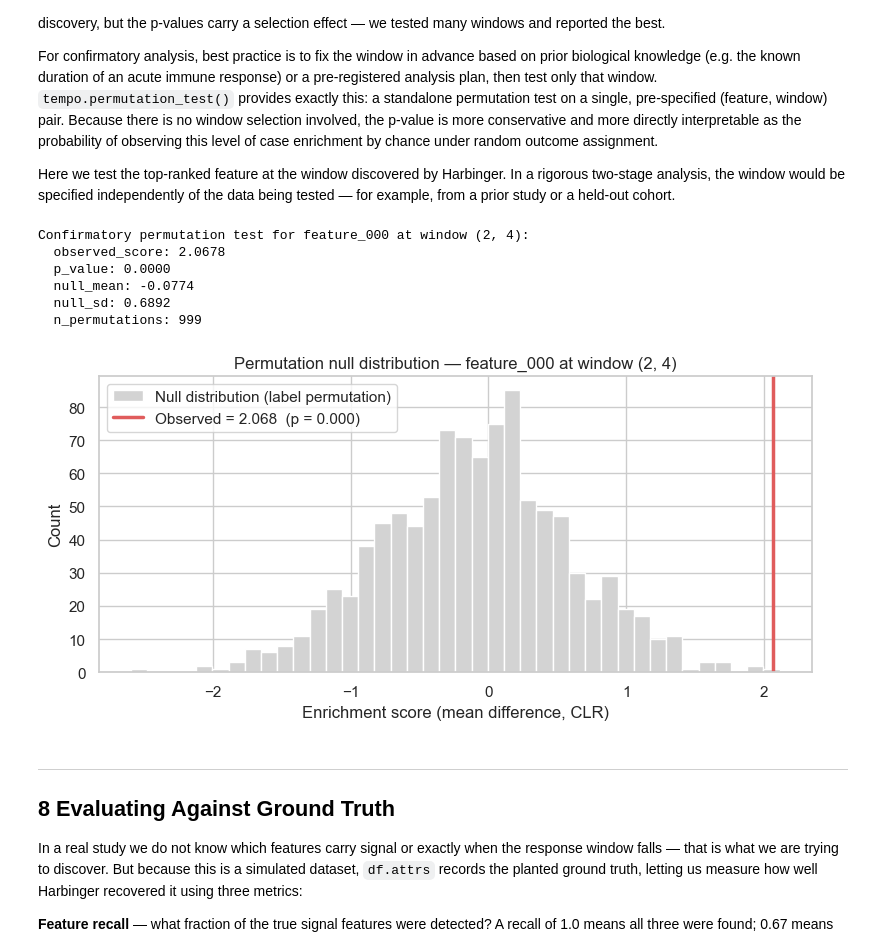
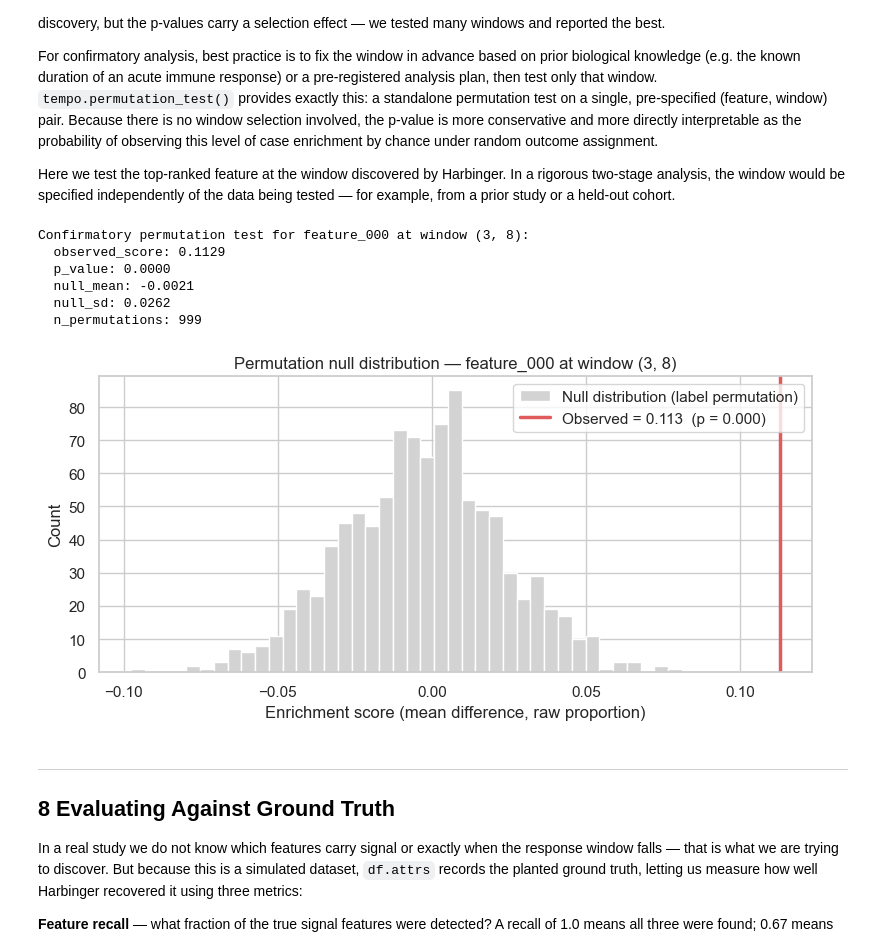
Before and after one commit to cbumby17/TEMPO, a Jupyter notebook: vignette.ipynb, the cells around one changed output. Drawn from its saved outputs; the diff is of its cells as text; code cells hidden in the pictures.

```diff
--- a/vignette.ipynb
+++ b/vignette.ipynb
@@ -323,7 +340,8 @@ null distribution of scores expected if outcome assignment were random.
 Treat these p-values as exploratory; use a fixed, pre-specified window for
 confirmatory testing (section 7).
 # %%
-results = tempo.harbinger(df_clr, window_size_range=(3, 6), top_k=15, n_permutations=999, seed=42)
+# Run harbinger on raw proportions (NOT CLR — see section 3)
+results = tempo.harbinger(df, window_size_range=(3, 6), top_k=15, n_permutations=999, seed=42)
 
 print("Harbinger results (top 15 features, sorted by enrichment score):")
 print(results[['feature', 'window_size', 'motif_window',
@@ -431,39 +449,40 @@ the data being tested — for example, from a prior study or a held-out cohort.
 # %%
 top_feature = results['feature'].iloc[0]
 discovered_window = results['motif_window'].iloc[0]
 
 print(f"Confirmatory permutation test for {top_feature} at window {discovered_window}:")
+# Use same data as harbinger (raw proportions)
 perm_result = tempo.permutation_test(
-    df_clr, top_feature, discovered_window, n_permutations=999, seed=42
+    df, top_feature, discovered_window, n_permutations=999, seed=42
 )
 for k, v in perm_result.items():
     print(f"  {k}: {v:.4f}" if isinstance(v, float) else f"  {k}: {v}")
 
 # ── Null distribution plot ────────────────────────────────────────────────────
 import numpy as np
 rng = np.random.default_rng(42)
 null_sample = rng.normal(perm_result['null_mean'], perm_result['null_sd'], 999)
 
 fig, ax = plt.subplots(figsize=(8, 4))
 ax.hist(null_sample, bins=40, color='lightgray', edgecolor='white',
         label='Null distribution (label permutation)')
 ax.axvline(perm_result['observed_score'], color=case_color, lw=2.5,
            label=f"Observed = {perm_result['observed_score']:.3f}  "
                  f"(p = {perm_result['p_value']:.3f})")
-ax.set_xlabel('Enrichment score (mean difference, CLR)')
+ax.set_xlabel('Enrichment score (mean difference, raw proportion)')
 ax.set_ylabel('Count')
 ax.set_title(f'Permutation null distribution — {top_feature} at window {discovered_window}')
 ax.legend()
 plt.tight_layout()
 plt.show()
 # %% [output]
-Confirmatory permutation test for feature_000 at window (2, 4):
-  observed_score: 2.0678
+Confirmatory permutation test for feature_000 at window (3, 8):
+  observed_score: 0.1129
   p_value: 0.0000
-  null_mean: -0.0774
-  null_sd: 0.6892
+  null_mean: -0.0021
+  null_sd: 0.0262
   n_permutations: 999
-[figure, old version]
+[figure, new version]
 # %% [markdown]
 ---
 ## 8  Evaluating Against Ground Truth
```
Also changed, not shown: parts of 9 cells of this notebook, 6 other files.
